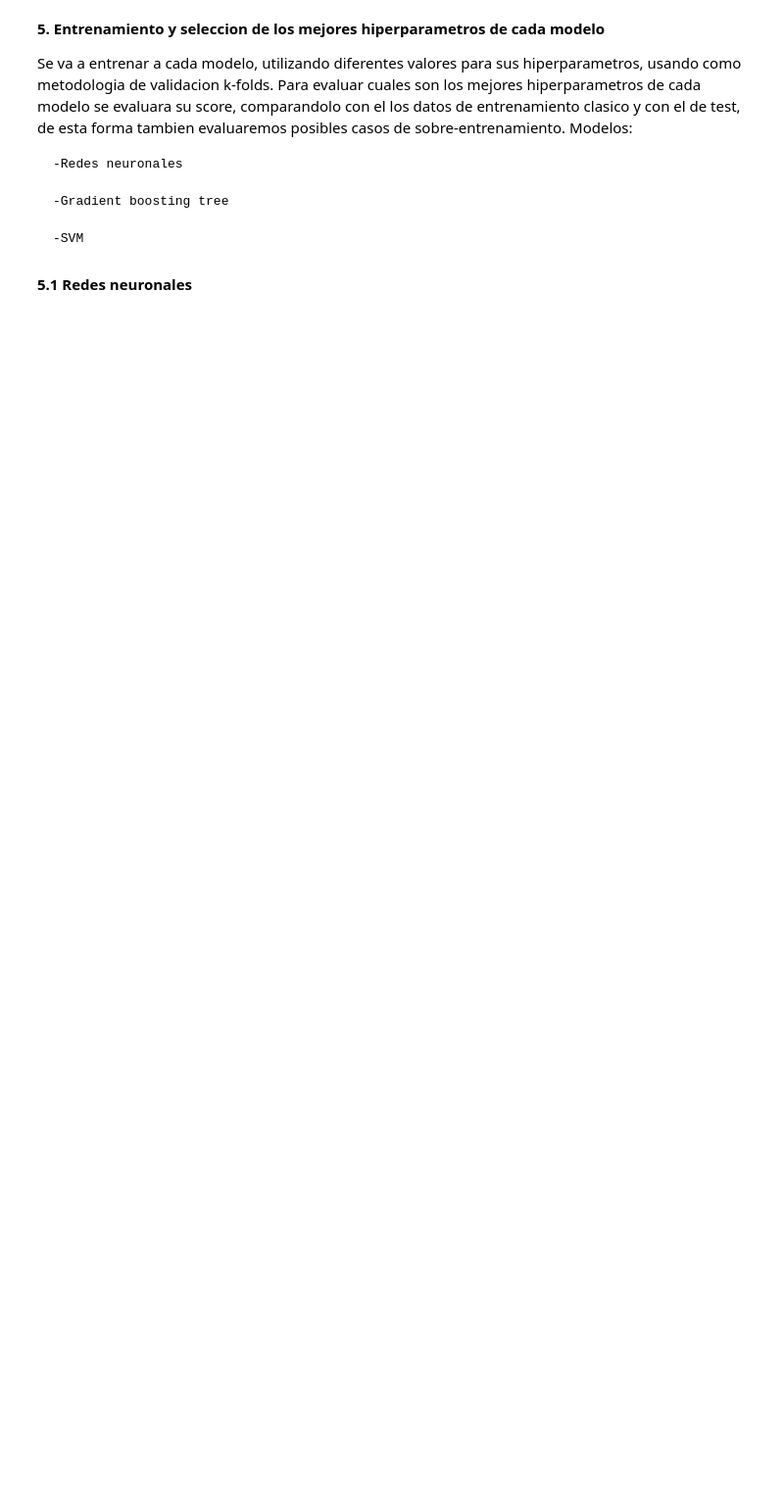
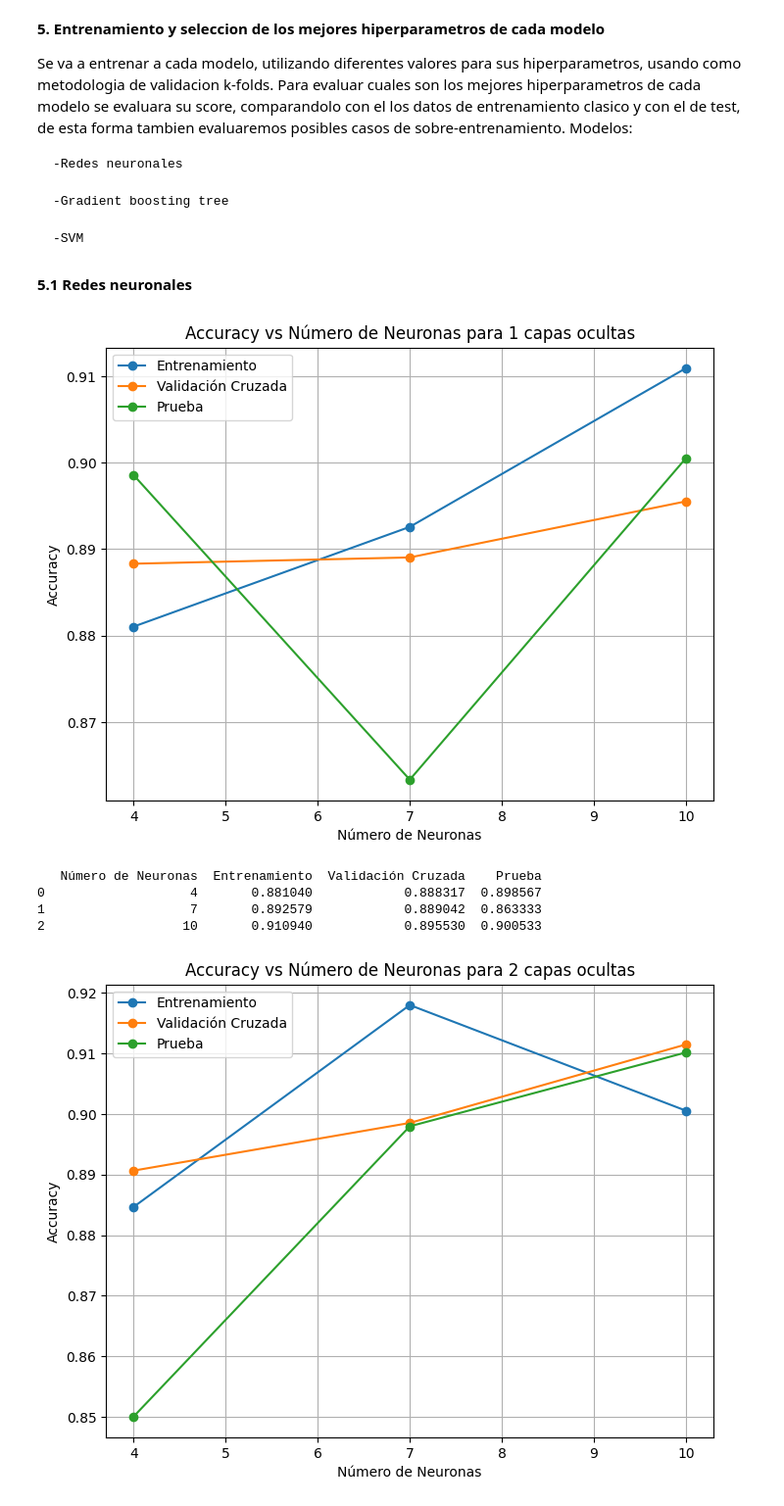
Before and after one commit to camilo-avendano1/MLDiabetes, a Jupyter notebook: Experimentos.ipynb, the cells around one changed output. Shown: that part at 98% size. Drawn from its saved outputs; the diff is of its cells as text; code cells hidden in the pictures; blank space fills up the shorter version.

Commit message:
Entorno virtual y redes neuronales

```diff
--- a/Experimentos.ipynb
+++ b/Experimentos.ipynb
@@ -139,7 +143,7 @@ X_train, X_test, Y_train, Y_test = train_test_split(X, Y, test_size=0.3, random_
 Como en nuestra variable objetivo existe un claro desbalance, usaremos la tecnica de sobre-muestreo para solucionarlo
 # %%
 # Aplicar sobremuestreo a la clase minoritaria
-smote = SMOTE(sampling_strategy='minority', k_neighbors=1, random_state=5)
-X_train_resampled, y_train_resampled = smote.fit_resample(X_train, Y_train)
+smote = SMOTE(sampling_strategy='minority', k_neighbors=1, random_state=42)
+X_train, Y_train = smote.fit_resample(X_train, Y_train)
 # %%
 #verificamos nuevamente el balance de clases
@@ -166,3 +170,61 @@ Modelos:
     -SVM
 # %% [markdown]
 **5.1 Redes neuronales**
+# %%
+neuronas_vector = [4, 7, 10] # Vector con el número de neuronas a probar
+capas_vector = [1, 2, 3] # Vector con el número de capas a probar
+for capas in capas_vector:
+    train_accuracies = []
+    cross_val_accuracies = []
+    test_accuracies = []
+    for neuronas in neuronas_vector:
+        model = MLPClassifier(
+            hidden_layer_sizes=(neuronas,)*capas,  # 4 capas ocultas con 40 neuronas cada una
+            activation='relu',  # Función de activación ReLU
+            batch_size=64, # Tamaño del minibatch
+            max_iter=1000, # Número máximo de iteraciones
+        )
+        #Entrenamiento del modelo
+        model.fit(X_train, Y_train)
+        # Calcula el accuracy en el conjunto de entrenamiento
+        y_train_pred = model.predict(X_train)
+        train_accuracy = accuracy_score(Y_train, y_train_pred)
+        train_accuracies.append(train_accuracy)
+
+        #Entrenamiento del modelo con validación cruzada
+        k = 5 # Número de folds
+        n_jobs =  5 # Número de procesos en paralelo
+        cv_scores = cross_val_score(model, X_train, Y_train, cv=k, scoring='accuracy', n_jobs=n_jobs)
+        # Calcula el accuracy en el conjunto de entrenamiento
+        cross_accuracy = cv_scores.mean()
+        cross_val_accuracies.append(cross_accuracy)
+
+        # Calcula el accuracy en el conjunto de prueba
+        y_test_pred = model.predict(X_test)
+        test_accuracy = accuracy_score(Y_test, y_test_pred)
+        test_accuracies.append(test_accuracy)
+
+    plt.figure(figsize=(8, 6))
+    plt.plot(neuronas_vector, train_accuracies, label='Entrenamiento', marker='o')
+    plt.plot(neuronas_vector, cross_val_accuracies, label='Validación Cruzada', marker='o')
+    plt.plot(neuronas_vector, test_accuracies, label='Prueba', marker='o')
+    plt.xlabel('Número de Neuronas')
+    plt.ylabel('Accuracy')
+    plt.title(f'Accuracy vs Número de Neuronas para {capas} capas ocultas')
+    plt.legend()
+    plt.grid()
+    plt.show()
+
+    table = pd.DataFrame({
+    'Número de Neuronas': neuronas_vector,
+    'Entrenamiento': train_accuracies,
+    'Validación Cruzada': cross_val_accuracies,
+    'Prueba': test_accuracies})
+    print(table)
+# %% [output]
+[figure, added]
+   Número de Neuronas  Entrenamiento  Validación Cruzada    Prueba
+0                   4       0.881040            0.888317  0.898567
+1                   7       0.892579            0.889042  0.863333
+2                  10       0.910940            0.895530  0.900533
+[figure, added]
```
Also changed, not shown: parts of 9 cells of this notebook, 2 other files.
